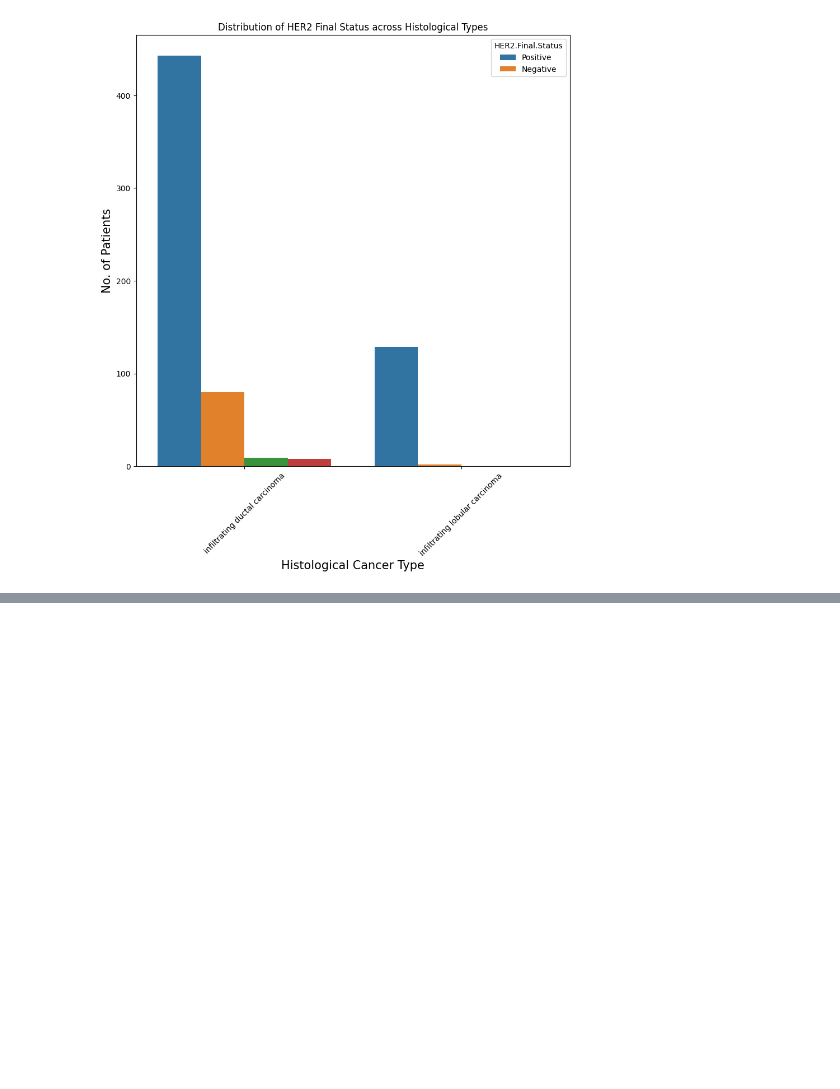
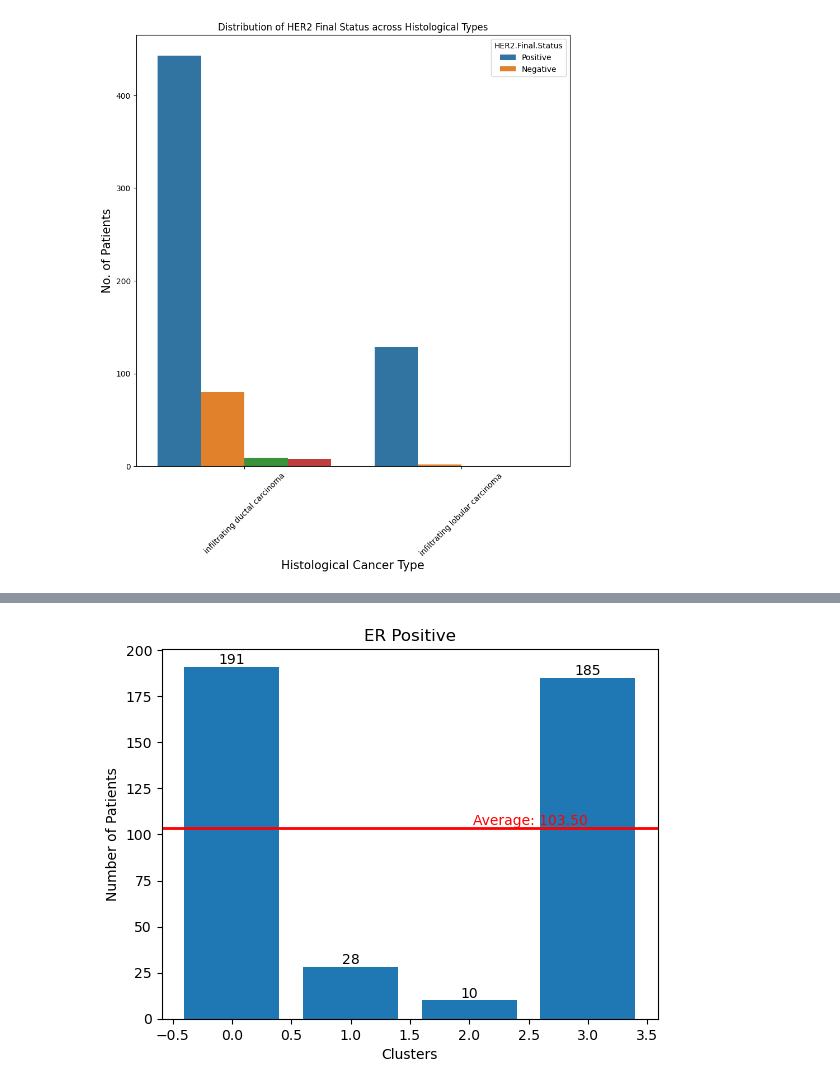
Before and after one commit to mehlu22/CSDS-458-Final-Project, a Jupyter notebook: final_code.ipynb, the cells around one changed output, grey strips where cells are left out. Saved outputs shown, nothing was run; the diff lists cells and outputs as text; code cells hidden in the pictures; blank space fills up the shorter version.

```diff
--- a/final_code.ipynb
+++ b/final_code.ipynb
@@ -459,0 +912,22 @@ Chi-square test for HER2.Final.Status and histological type, p-value: 4.66854611
+# %%
+#ER
+erplot = [c1_er_1,c2_er_1,c3_er_1,c4_er_1]
+
+eraverage = sum(erplot) / len(erplot)
+
+plt.bar(range(len(erplot)), erplot)
+
+for i, value in enumerate(erplot):
+    plt.text(i, value, str(value), ha='center', va='bottom')
+
+plt.axhline(y=eraverage, color='r', linestyle='-', linewidth=2)
+
+plt.title("ER Positive")
+plt.xlabel("Clusters")
+plt.ylabel("Number of Patients")
+
+plt.text(len(erplot)-1, eraverage, f'Average: {eraverage:.2f}', va='bottom', ha='right', color='red')
+
+plt.show()
+# %% [output]
+[figure, added]
```
Also changed, not shown: parts of 26 cells of this notebook.
